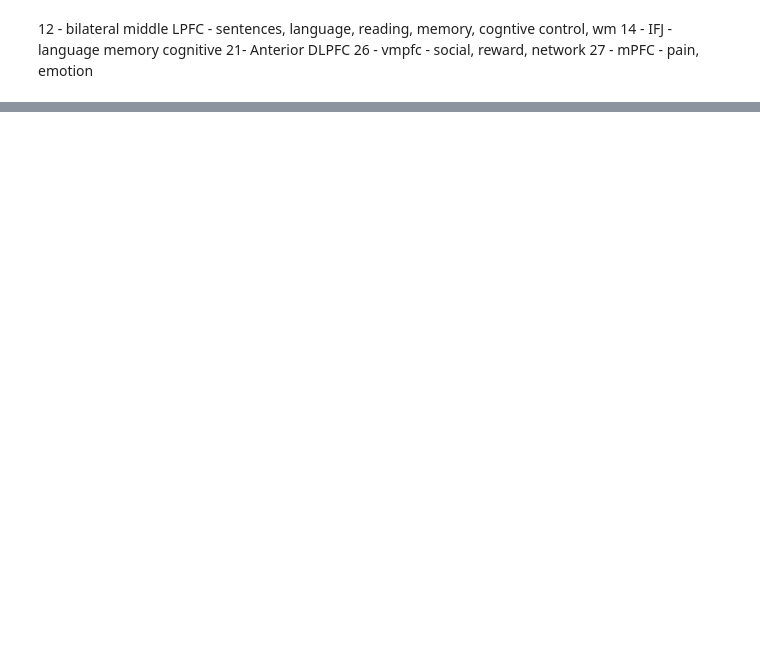
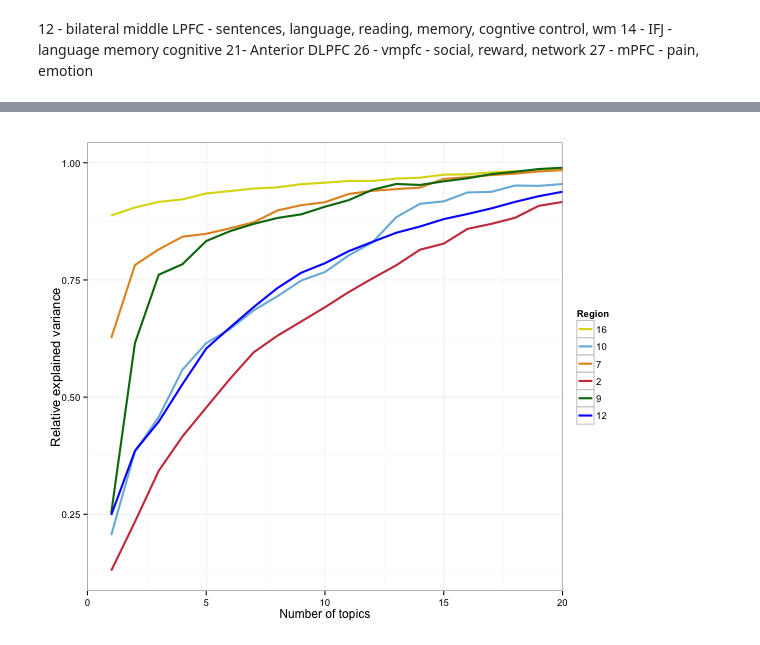
Before and after one commit to margulies/NS_Classify, a Jupyter notebook: code/OvaContinuous - fCluster Ward.ipynb, the cells around one changed output, grey strips where cells are left out. Cells and saved outputs as stored; diff of their text form; code cells hidden in the pictures; blank space fills up the shorter version.

```diff
--- a/code/OvaContinuous - fCluster Ward.ipynb
+++ b/code/OvaContinuous - fCluster Ward.ipynb
@@ -297,0 +396,11 @@ np.sqrt(o_fi_acc_sum.r2.max())
+# %%
+%%R -w 600 -h 500
+library(ggplot2)
+ggplot(mv_results, aes(num_features, score_unit, color=factor(region))) + theme_bw() + ylab("Relative explained variance" ) + xlab("Number of topics") +
+theme(axis.title.y = element_text(size = 13, vjust = 0.2)) + coord_cartesian(xlim = c(0, 20)) + stat_summary(fun.y=mean, geom="line", size=1) +
+scale_color_manual(values = rev(vmpfc_30_colors), name = "Region")
+# + geom_vline(xintercept=5, linetype=5, alpha=0.7)
+
+# ggsave("../reports/vmpfc_comps/mv_ev_abs_25.pdf")
+# %% [output]
+[figure, added]
```
Also changed, not shown: parts of 75 cells of this notebook, 12 other files.
